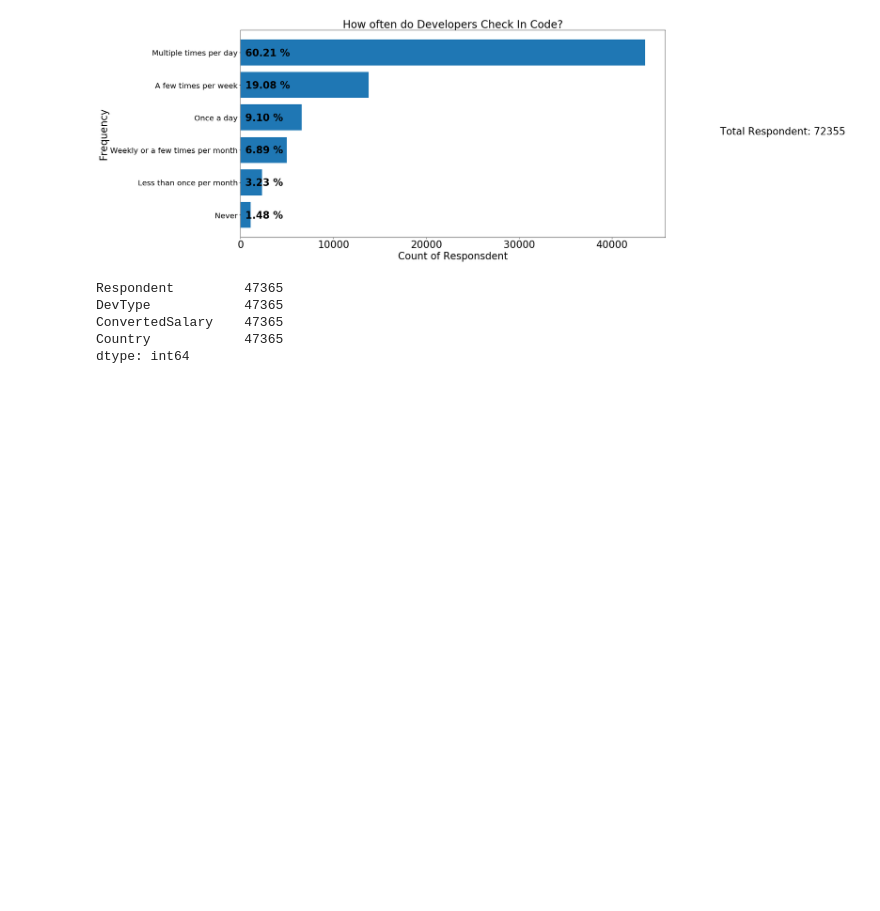
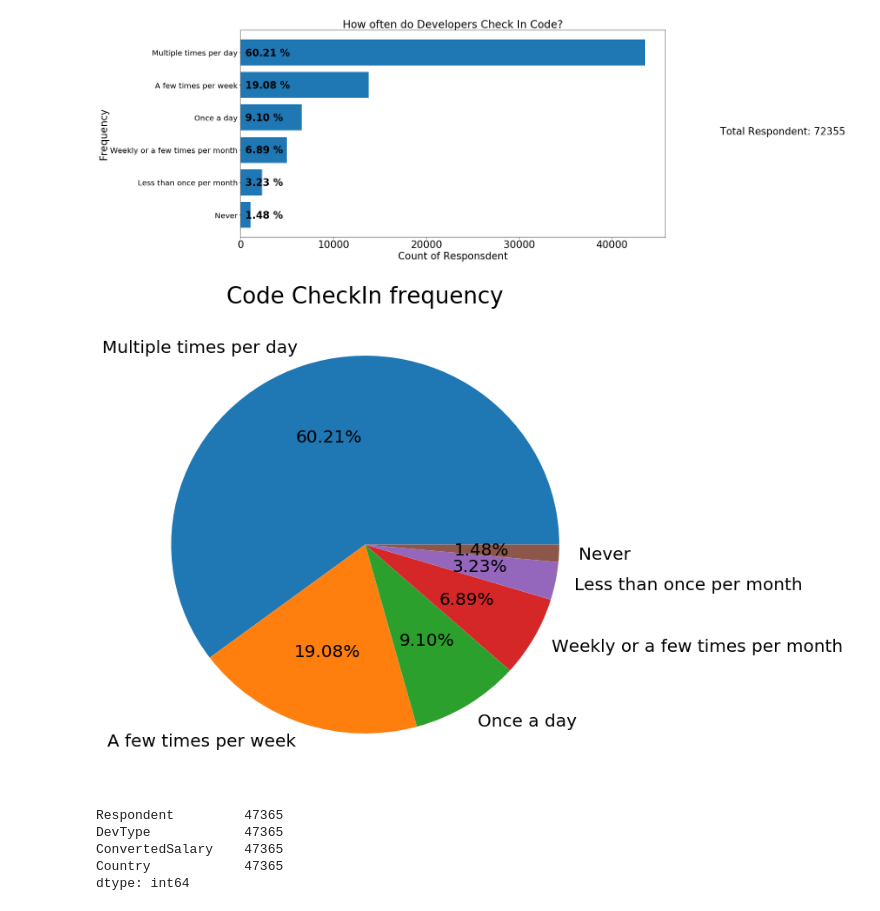
Before and after one commit to kuldeepemol/tech-nerds, a Jupyter notebook: Work-Career-analysis.ipynb, the cells around one changed output. Saved outputs shown, nothing was run; the diff lists cells and outputs as text; code cells hidden in the pictures; blank space fills up the shorter version.

```diff
--- a/Work-Career-analysis.ipynb
+++ b/Work-Career-analysis.ipynb
@@ -363,6 +375,21 @@ plt.gcf().text(1, 0.5, f'Total Respondent: {total_responsdent_checkin}', fontsiz
 plt.savefig('Images/check-in-code-plot.png', bbox_inches='tight')
 # %% [output]
 [figure]
+# %%
+check_in_df = check_in_df.sort_values(['Count'], ascending=False)
+check_in_df = check_in_df.reset_index(drop=False)
+
+check_in_df
+
+# Plot Job Hopping in Pie
+plt.figure(figsize=(10,10))
+plt.pie(check_in_df['Count'],
+        labels=check_in_df['CheckInCode'],
+        autopct='%.2f%%', rotatelabels=0, textprops={'fontsize': 20})
+plt.title('Code CheckIn frequency', fontsize=26)
+plt.savefig('Images/checkin-code-piechart.png', bbox_inches='tight')
+# %% [output]
+[figure, added]
 # %%
 # Developer Type vs Salary
 developer_salary_df = df[['Respondent', 'DevType', 'ConvertedSalary', 'Country']].dropna(how='any')
```
Also changed, not shown: parts of 6 cells of this notebook, 4 other files.
